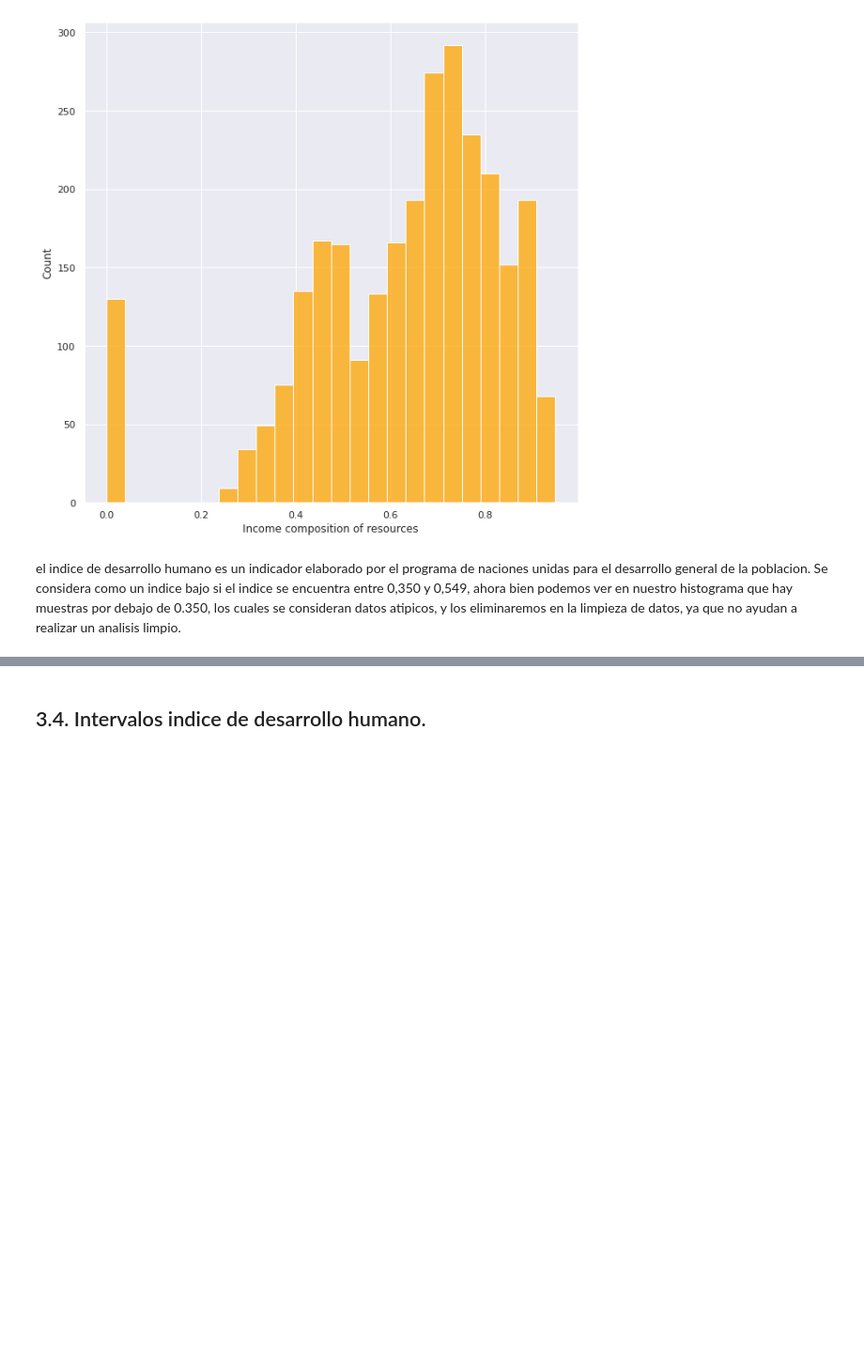
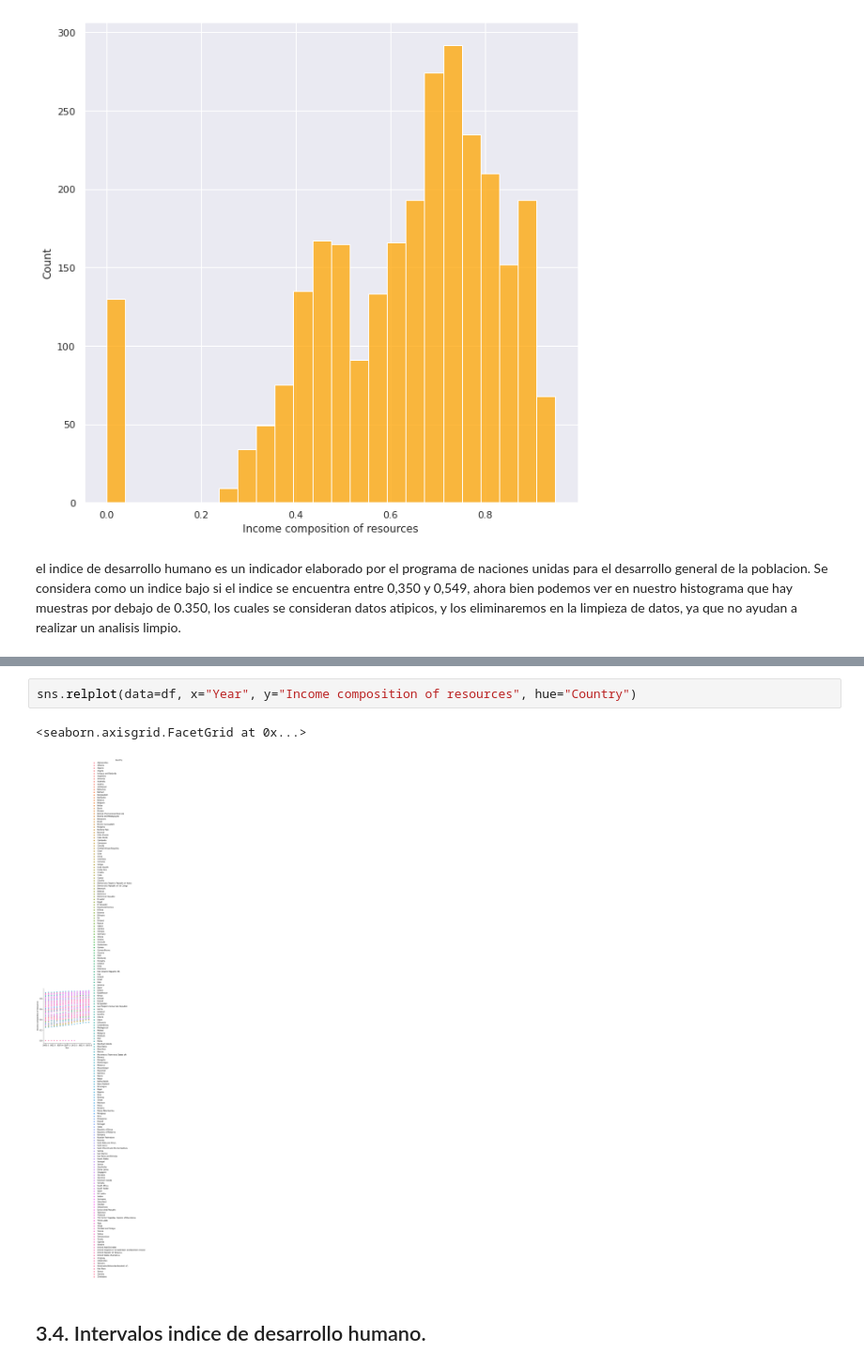
Before and after one commit to julianmoreno1123/Analitica-de-datos, a Jupyter notebook: Proyecto.ipynb, the cells around one changed output, grey strips where cells are left out. Shown: that part at 94% size. Cells and saved outputs as stored; diff of their text form; blank space fills up the shorter version.

```diff
--- a/Proyecto.ipynb
+++ b/Proyecto.ipynb
@@ -358,3 +371,8 @@ el indice de desarrollo humano es un indicador  elaborado por el programa de nac
+# %%
+sns.relplot(data=df, x="Year", y="Income composition of resources", hue="Country")
+# %% [output]
+<seaborn.axisgrid.FacetGrid at 0x...>
+[figure, added]
 # %% [markdown]
 ## 3.4. Intervalos indice de desarrollo humano.
 # %%
```
Also changed, not shown: parts of 6 cells of this notebook.
